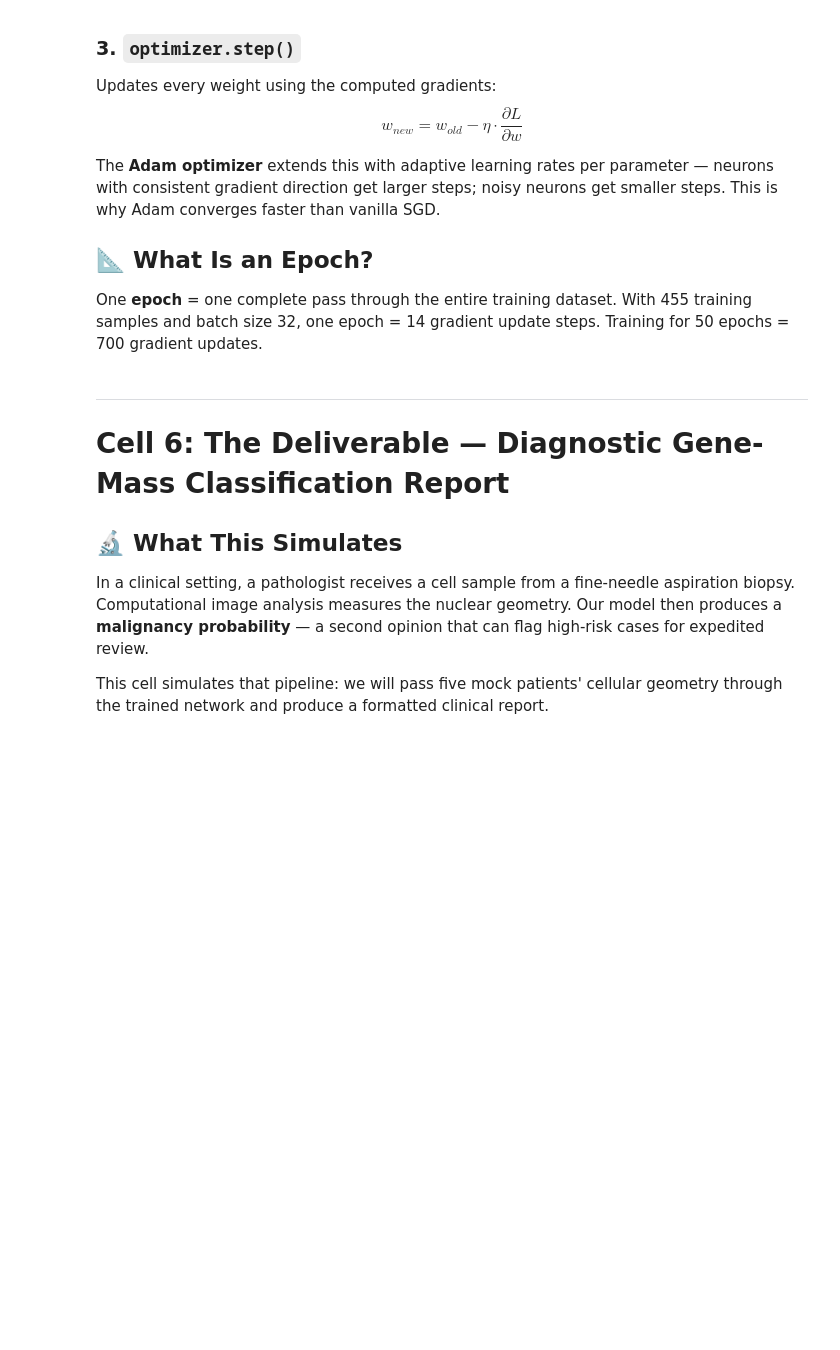
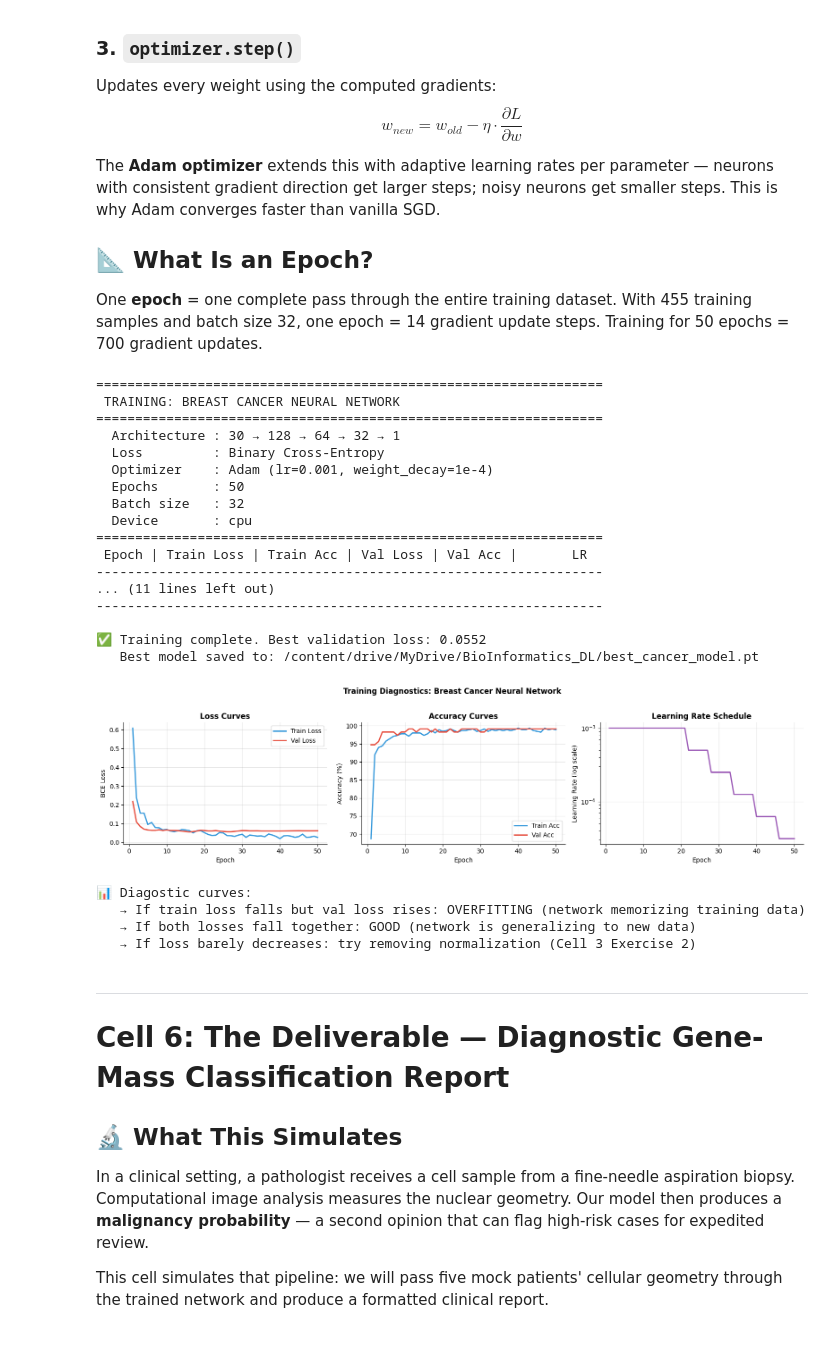
Before and after one commit to MubiruEltonFelix1/CellGeometry-AI, a Jupyter notebook: 01_breast_cancer_mlp/notebook.ipynb, the cells around one changed output. Saved outputs shown, nothing was run; the diff lists cells and outputs as text; code cells hidden in the pictures; blank space fills up the shorter version.

Commit message:
Added my first notebook under breast cancer

```diff
--- a/01_breast_cancer_mlp/notebook.ipynb
+++ b/01_breast_cancer_mlp/notebook.ipynb
@@ -786,7 +858,7 @@ optimizer = optim.Adam(model.parameters(), lr=LEARNING_RATE, weight_decay=1e-4)
 # ReduceLROnPlateau: If validation loss doesn't improve for 'patience' epochs,
 # reduce learning rate by 'factor'. Like backing off when you stop making progress.
 scheduler = optim.lr_scheduler.ReduceLROnPlateau(
-    optimizer, mode='min', factor=0.5, patience=5, verbose=False
+    optimizer, mode='min', factor=0.5, patience=5
 )
 
 # --- Storage for Training History ---
@@ -964,33 +1036,56 @@ axes[0].plot(epochs_range, history['train_loss'], label='Train Loss', color='#34
 axes[0].plot(epochs_range, history['val_loss'],   label='Val Loss',   color='#e74c3c', lw=2)
 axes[0].set_title('Loss Curves', fontweight='bold')
 axes[0].set_xlabel('Epoch'); axes[0].set_ylabel('BCE Loss')
 axes[0].legend(); axes[0].grid(alpha=0.3)
 axes[0].spines[['top','right']].set_visible(False)
 
 # Accuracy curves
 axes[1].plot(epochs_range, [a*100 for a in history['train_acc']], label='Train Acc', color='#3498db', lw=2)
 axes[1].plot(epochs_range, [a*100 for a in history['val_acc']],   label='Val Acc',   color='#e74c3c', lw=2)
 axes[1].set_title('Accuracy Curves', fontweight='bold')
 axes[1].set_xlabel('Epoch'); axes[1].set_ylabel('Accuracy (%)')
 axes[1].legend(); axes[1].grid(alpha=0.3)
 axes[1].spines[['top','right']].set_visible(False)
 
 # Learning rate schedule
 axes[2].semilogy(epochs_range, history['lr'], color='#9b59b6', lw=2)
 axes[2].set_title('Learning Rate Schedule', fontweight='bold')
 axes[2].set_xlabel('Epoch'); axes[2].set_ylabel('Learning Rate (log scale)')
 axes[2].grid(alpha=0.3)
 axes[2].spines[['top','right']].set_visible(False)
 
 plt.suptitle('Training Diagnostics: Breast Cancer Neural Network', fontweight='bold', y=1.02)
 plt.tight_layout()
 plt.savefig(f'{DRIVE_PATH}03_training_curves.png', dpi=150, bbox_inches='tight')
 plt.show()
 
 print("\n📊 Diagostic curves:")
 print("   → If train loss falls but val loss rises: OVERFITTING (network memorizing training data)")
 print("   → If both losses fall together: GOOD (network is generalizing to new data)")
 print("   → If loss barely decreases: try removing normalization (Cell 3 Exercise 2)")
+# %% [output]
+=================================================================
+ TRAINING: BREAST CANCER NEURAL NETWORK
+=================================================================
+  Architecture : 30 → 128 → 64 → 32 → 1
+  Loss         : Binary Cross-Entropy
+  Optimizer    : Adam (lr=0.001, weight_decay=1e-4)
+  Epochs       : 50
+  Batch size   : 32
+  Device       : cpu
+=================================================================
+ Epoch | Train Loss | Train Acc | Val Loss | Val Acc |       LR
+-----------------------------------------------------------------
+... (11 lines left out)
+-----------------------------------------------------------------
+
+✅ Training complete. Best validation loss: 0.0552
+   Best model saved to: /content/drive/MyDrive/BioInformatics_DL/best_cancer_model.pt
+[figure, added]
+📊 Diagostic curves:
+   → If train loss falls but val loss rises: OVERFITTING (network memorizing training data)
+   → If both losses fall together: GOOD (network is generalizing to new data)
+   → If loss barely decreases: try removing normalization (Cell 3 Exercise 2)
 # %% [markdown]
 ---
 # Cell 6: The Deliverable — Diagnostic Gene-Mass Classification Report
```
Also changed, not shown: parts of 5 cells of this notebook.
